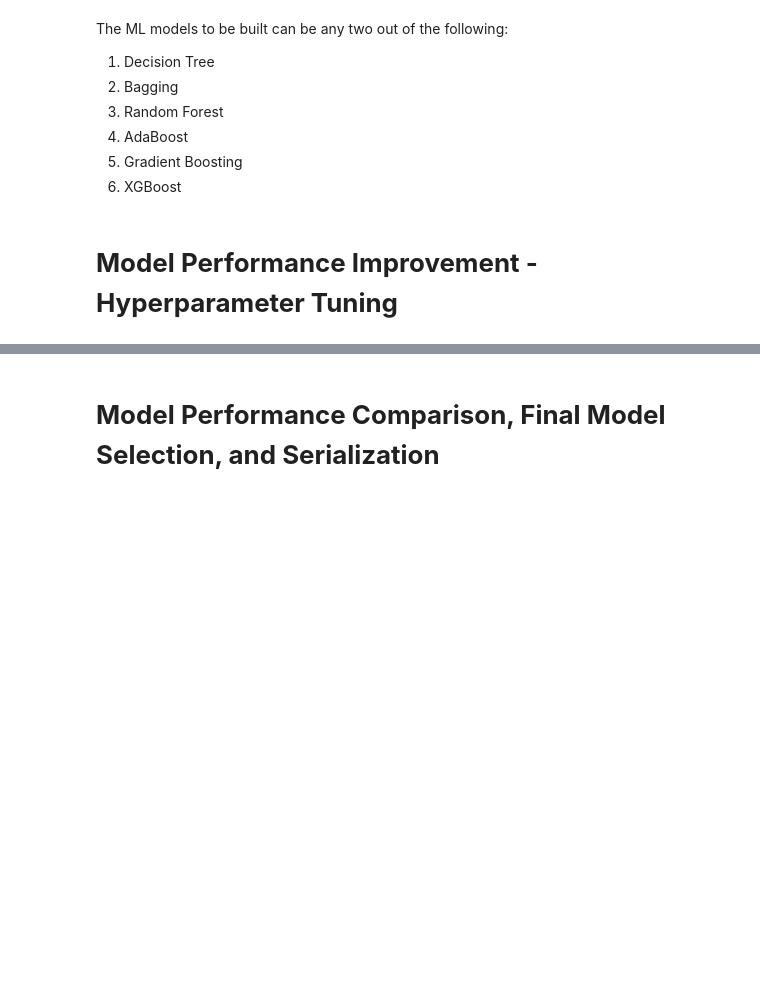
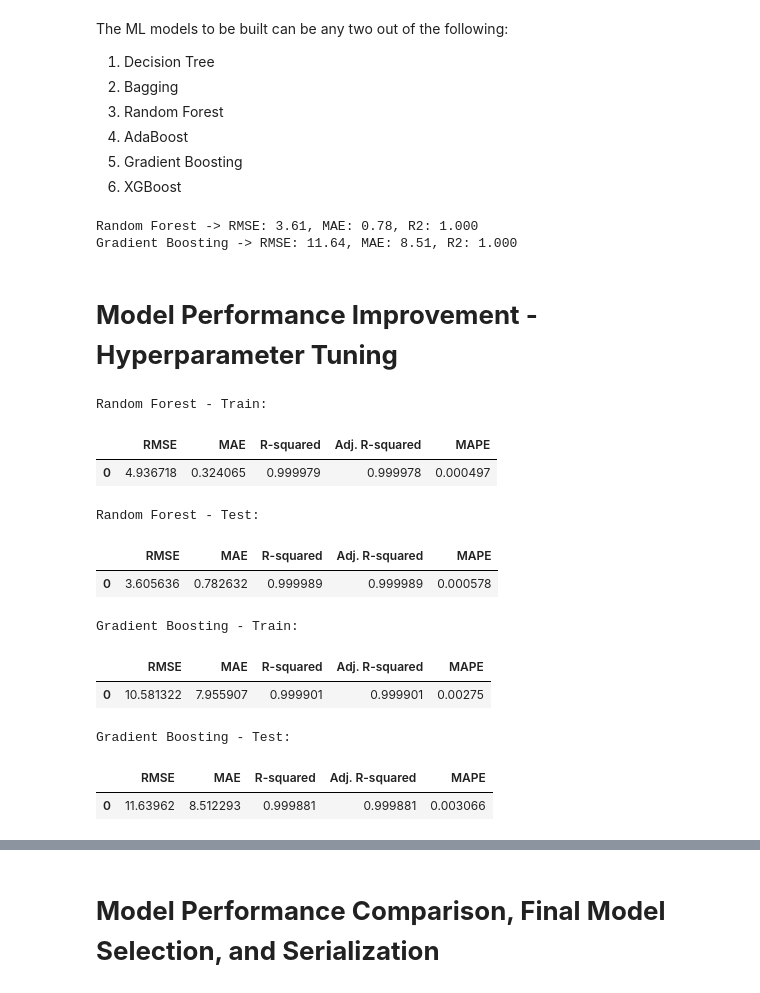
Before and after one commit to samdandy/ai-ml-course-proj-7, a Jupyter notebook: Full_Code_SuperKart_Model_Deployment_Notebook_[Updated].ipynb, the cells around one changed output, grey strips where cells are left out. Saved outputs shown, nothing was run; the diff lists cells and outputs as text; code cells hidden in the pictures; blank space fills up the shorter version.

```diff
--- a/Full_Code_SuperKart_Model_Deployment_Notebook_[Updated].ipynb
+++ b/Full_Code_SuperKart_Model_Deployment_Notebook_[Updated].ipynb
@@ -302,2 +324,5 @@ plt.show()
 # %% [markdown]
 # **Data Preprocessing**
+# %%
+X = superkart[num_cols + cat_cols]
+y = superkart[target]
@@ -354,5 +428,62 @@ The ML models to be built can be any two out of the following:
 4. AdaBoost
 5. Gradient Boosting
 6. XGBoost
+# %%
+preprocessor = ColumnTransformer(
+    transformers=[
+        ("cat", OneHotEncoder(handle_unknown="ignore"), cat_cols)
+    ],
+    remainder="passthrough"
+)
+
+rf_pipeline = Pipeline([
+    ("preprocess", preprocessor),
+    ("model", RandomForestRegressor(random_state=42))
+])
+
+gb_pipeline = Pipeline([
+    ("preprocess", preprocessor),
+    ("model", GradientBoostingRegressor(random_state=42))
+])
+
+def evaluate(model, name):
+    model.fit(X_train, y_train)
+    preds = model.predict(X_test)
+    rmse = np.sqrt(mean_squared_error(y_test, preds))
+    mae = mean_absolute_error(y_test, preds)
+    r2 = r2_score(y_test, preds)
+    print(f"{name} - RMSE: {rmse:.2f}, MAE: {mae:.2f}, R2: {r2:.3f}")
+    return model
+
+rf_model = evaluate(rf_pipeline, "Random Forest")
+gb_model = evaluate(gb_pipeline, "Gradient Boosting")
+# %% [output]
+Random Forest -> RMSE: 3.61, MAE: 0.78, R2: 1.000
+Gradient Boosting -> RMSE: 11.64, MAE: 8.51, R2: 1.000
 # %% [markdown]
 # **Model Performance Improvement - Hyperparameter Tuning**
+# %%
+print("Random Forest - Train:")
+display(model_performance_regression(rf_model, X_train, y_train))
+
+print("Random Forest - Test:")
+display(model_performance_regression(rf_model, X_test, y_test))
+
+print("Gradient Boosting - Train:")
+display(model_performance_regression(gb_model, X_train, y_train))
+
+print("Gradient Boosting - Test:")
+display(model_performance_regression(gb_model, X_test, y_test))
+# %% [output]
+Random Forest - Train:
+|  | RMSE | MAE | R-squared | Adj. R-squared | MAPE |
+| 0 | 4.936718 | 0.324065 | 0.999979 | 0.999978 | 0.000497 |
+Random Forest - Test:
+|  | RMSE | MAE | R-squared | Adj. R-squared | MAPE |
+| 0 | 3.605636 | 0.782632 | 0.999989 | 0.999989 | 0.000578 |
+Gradient Boosting - Train:
+|  | RMSE | MAE | R-squared | Adj. R-squared | MAPE |
+| 0 | 10.581322 | 7.955907 | 0.999901 | 0.999901 | 0.00275 |
+Gradient Boosting - Test:
+|  | RMSE | MAE | R-squared | Adj. R-squared | MAPE |
+| 0 | 11.63962 | 8.512293 | 0.999881 | 0.999881 | 0.003066 |
```
Also changed, not shown: parts of 8 cells of this notebook.
